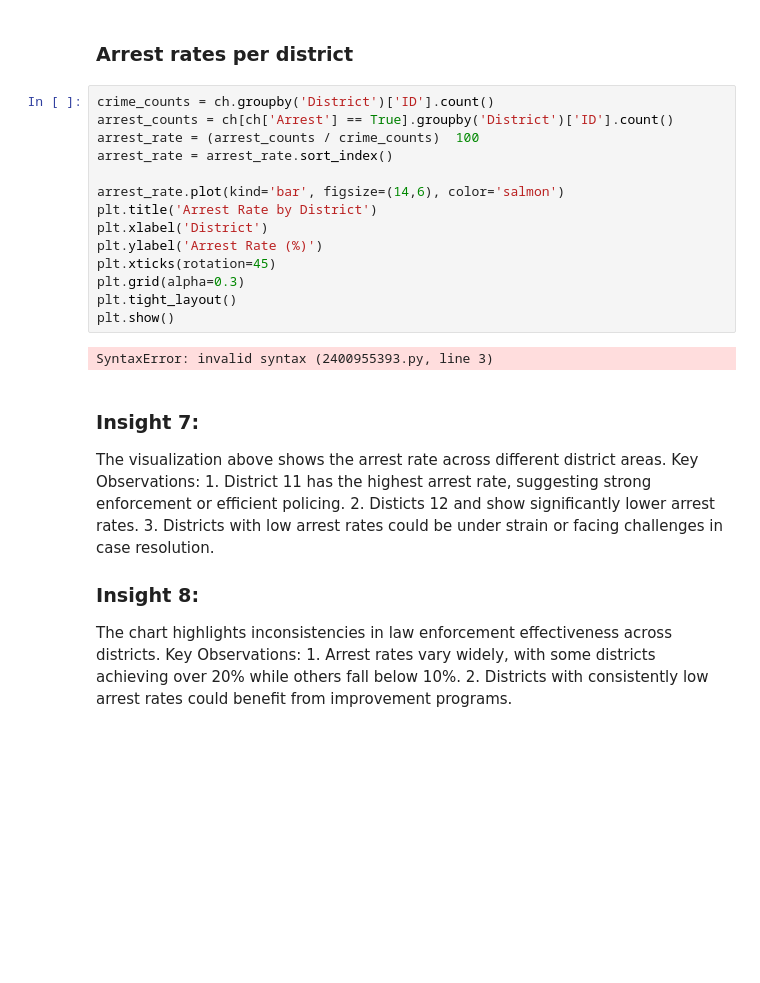
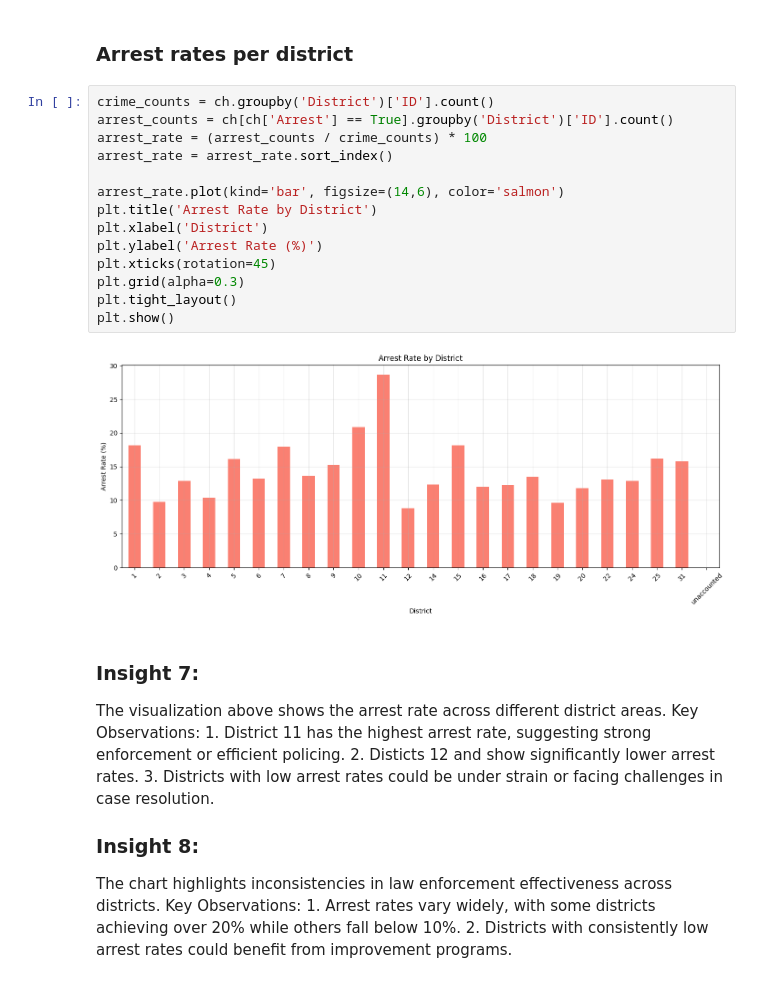
Before and after one commit to kvnwave/ELEC303-DATA-ANALYTICS-AGUILERA, a Jupyter notebook: Midterm exam/aguilera_midterms.ipynb, the cells around one changed output. Drawn from its saved outputs; the diff is of its cells as text; blank space fills up the shorter version.

```diff
--- a/Midterm exam/aguilera_midterms.ipynb
+++ b/Midterm exam/aguilera_midterms.ipynb
@@ -222,19 +222,19 @@ Key Observations:</br>
 # %%
 crime_counts = ch.groupby('District')['ID'].count()
 arrest_counts = ch[ch['Arrest'] == True].groupby('District')['ID'].count()
-arrest_rate = (arrest_counts / crime_counts)  100
+arrest_rate = (arrest_counts / crime_counts) * 100
 arrest_rate = arrest_rate.sort_index()
 
 arrest_rate.plot(kind='bar', figsize=(14,6), color='salmon')
 plt.title('Arrest Rate by District')
 plt.xlabel('District')
 plt.ylabel('Arrest Rate (%)')
 plt.xticks(rotation=45)
 plt.grid(alpha=0.3)
 plt.tight_layout()
 plt.show()
 # %% [output]
-SyntaxError: invalid syntax (2400955393.py, line 3)
+[figure, added]
 # %% [markdown]
 <h3>Insight 7:</h3>
 <p>The visualization above shows the arrest rate across different district areas.</br></br> Key Observations:</br>
```
Also changed, not shown: parts of 3 cells of this notebook.
